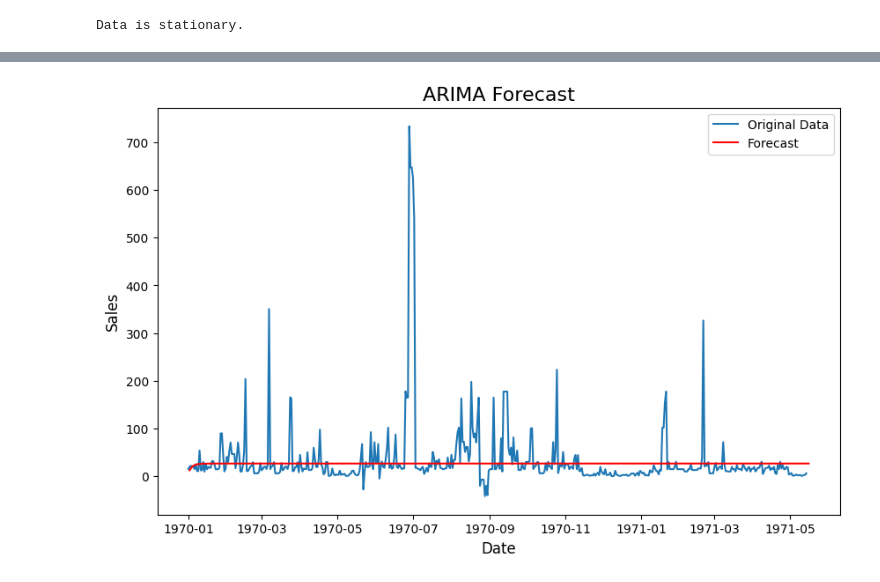
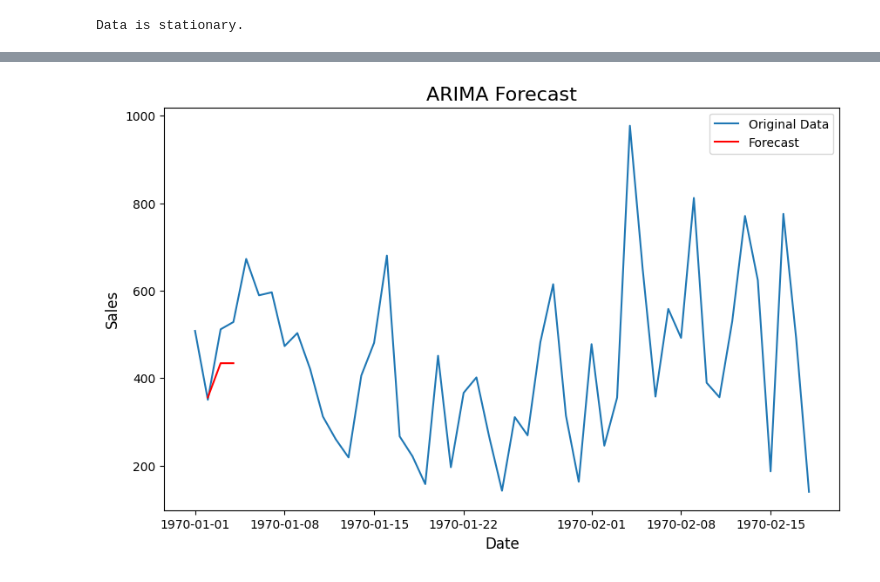
Before and after one commit to chinmay-334/EDA-and-forecasting-of-the-Retail-data, a Jupyter notebook: Exploratory data analysis of the online retail.ipynb, the cells around one changed output, grey strips where cells are left out. Cells and saved outputs as stored; diff of their text form; code cells hidden in the pictures.

```diff
--- a/Exploratory data analysis of the online retail.ipynb
+++ b/Exploratory data analysis of the online retail.ipynb
@@ -233,5 +272,5 @@ from statsmodels.graphics.tsaplots import plot_acf, plot_pacf
 # %%
-result = adfuller(df["Sales"])
+result = adfuller(newdf["Sales"])
 print("ADF Statistic:", result[0])
 print("p-value:", result[1])
 # %% [output]
@@ -240,7 +279,7 @@ p-value: 2.776220036899936e-10
 # %%
 if result[1] > 0.05:
     print("Data is non-stationary. Applying differencing...")
-    df["Sales_diff"] = df["Sales"].diff().dropna()
+    newdf["Sales_diff"] = newdf["Sales"].diff().dropna()
 else:
     print("Data is stationary.")
 # %% [output]
@@ -261,7 +323,7 @@ plt.show()
 # %%
 # Step 4: Fit the ARIMA Model
 # Choose ARIMA(p, d, q) based on ACF/PACF
-model = ARIMA(df["Sales"], order=(1, 1, 1))  # Example: (p=1, d=1, q=1)
+model = ARIMA(newdf["Sales"], order=(0,0,1))  # Example: (p=1, d=1, q=1)
 model_fit = model.fit()
 # %%
 # Summary of the model
@@ -286,7 +348,7 @@ Warnings:
 [1] Covariance matrix calculated using the outer product of gradients (complex-step).
 # %%
 # Step 5: Forecast
-forecast_steps = 500
+forecast_steps = 3
 forecast = model_fit.forecast(steps=forecast_steps)
 
 forecast
@@ -306,12 +360,12 @@ Name: predicted_mean, Length: 500, dtype: float64
 # %%
 # Plot the forecast
 plt.figure(figsize=(10, 6))
-plt.plot(df["Sales"], label="Original Data")
-plt.plot(pd.date_range(df.index[-1], periods=forecast_steps + 1, freq="D")[1:], forecast, label="Forecast", color="red")
+plt.plot(newdf["Sales"], label="Original Data")
+plt.plot(pd.date_range(newdf.index[-1], periods=forecast_steps + 1, freq="D")[1:], forecast, label="Forecast", color="red")
 plt.title("ARIMA Forecast", fontsize=16)
 plt.xlabel("Date", fontsize=12)
 plt.ylabel("Sales", fontsize=12)
 plt.legend()
 plt.show()
 # %% [output]
-[figure, old version]
+[figure, new version]
```
Also changed, not shown: parts of 14 cells of this notebook.
